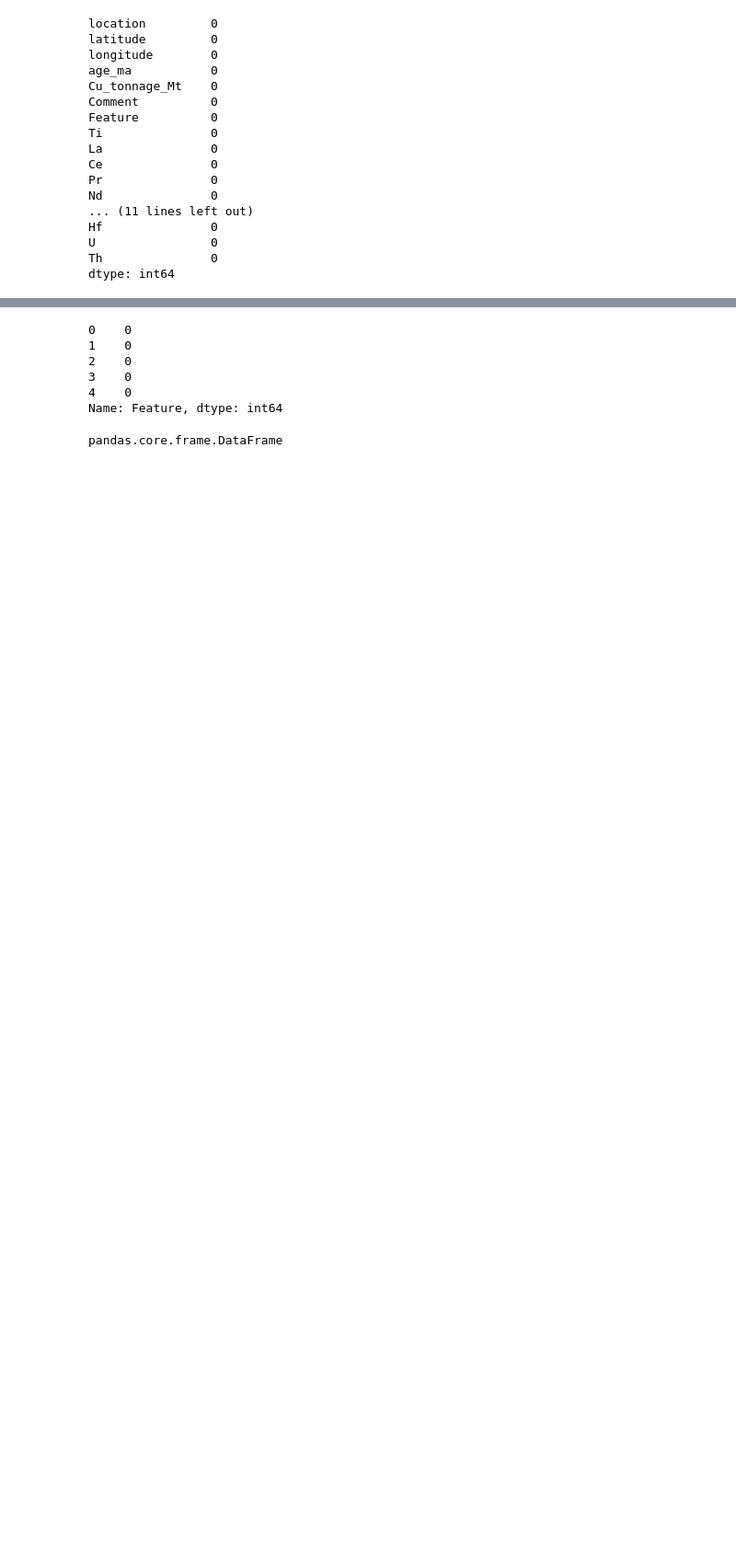
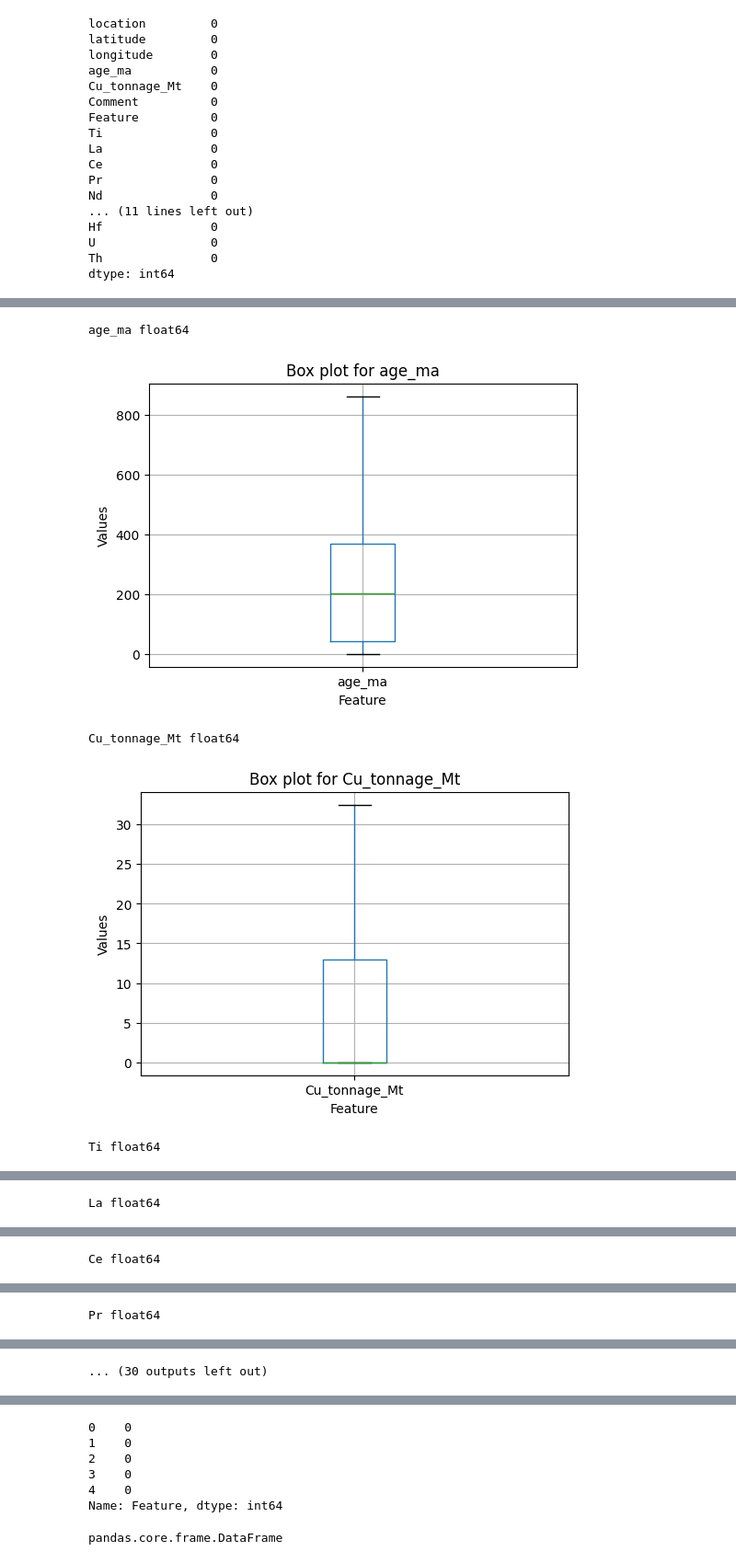
Before and after one commit to phaniram05/zircon-fertility-dsc, a Jupyter notebook: DSC-Zircon.ipynb, the cells around one changed output, grey strips where cells are left out. Shown at 92% size. Cells and saved outputs as stored; diff of their text form; code cells hidden in the pictures; blank space fills up the shorter version.

```diff
--- a/DSC-Zircon.ipynb
+++ b/DSC-Zircon.ipynb
@@ -741,0 +786,25 @@ dtype: int64
+# %%
+import pandas as pd
+
+def replace_outliers(df):
+    # Loop through each column
+    for feature in features_with_outliers:
+        # Check if the column contains numeric data (integer or float)
+        if df[feature].dtype in ['int64', 'float64']:
+            # Calculate the first and third quartiles
+            q1 = df[feature].quantile(0.25)
+            q3 = df[feature].quantile(0.75)
+
+            # Calculate the interquartile range (IQR)
+            iqr = q3 - q1
+
+            # Define the lower and upper bounds for outliers
+            lower_bound = q1 - 1.5 * iqr
+            upper_bound = q3 + 1.5 * iqr
+
+            # Replace outliers with the maximum and minimum values of the column
+            df[feature] = df[feature].apply(lambda x: max(x, lower_bound) if x < lower_bound
+                                            else min(x, upper_bound) if x > upper_bound
+                                            else x)
+
+    return df
@@ -741,0 +815,15 @@ dtype: int64
+# %%
+for feature in features_with_outliers:
+    print(feature, df1_copy[feature].dtype)
+    plt.figure(figsize=(6, 4))
+    df1_copy[[feature]].boxplot()
+    plt.title(f'Box plot for {feature}')
+    plt.ylabel('Values')
+    plt.xlabel('Feature')
+    plt.show()
+# %% [output]
+age_ma float64
+[figure, added]
+Cu_tonnage_Mt float64
+[figure, added]
+Ti float64
@@ -741,0 +831 @@ dtype: int64
+La float64
@@ -741,0 +833 @@ dtype: int64
+Ce float64
@@ -741,0 +835 @@ dtype: int64
+Pr float64
@@ -741,0 +837 @@ dtype: int64
+... (30 outputs left out)
```
Also changed, not shown: parts of 41 cells of this notebook.
